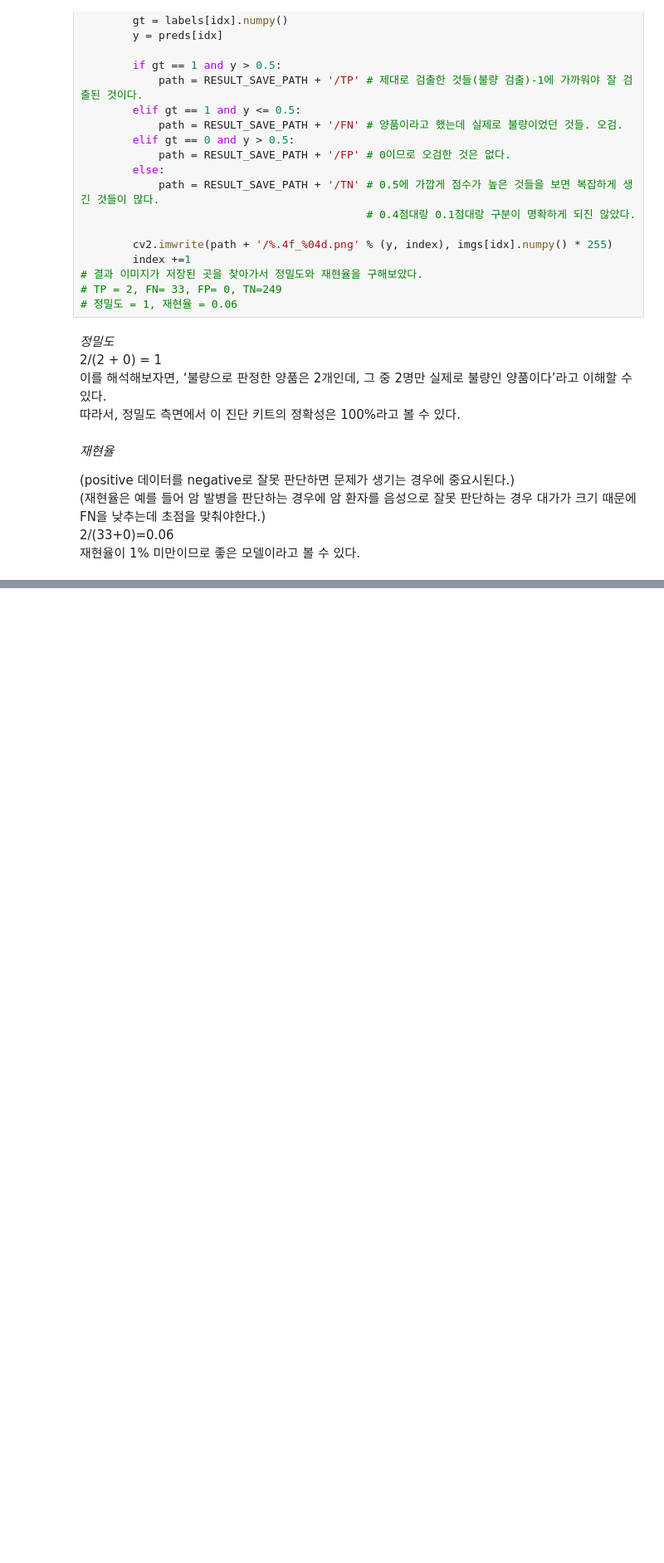
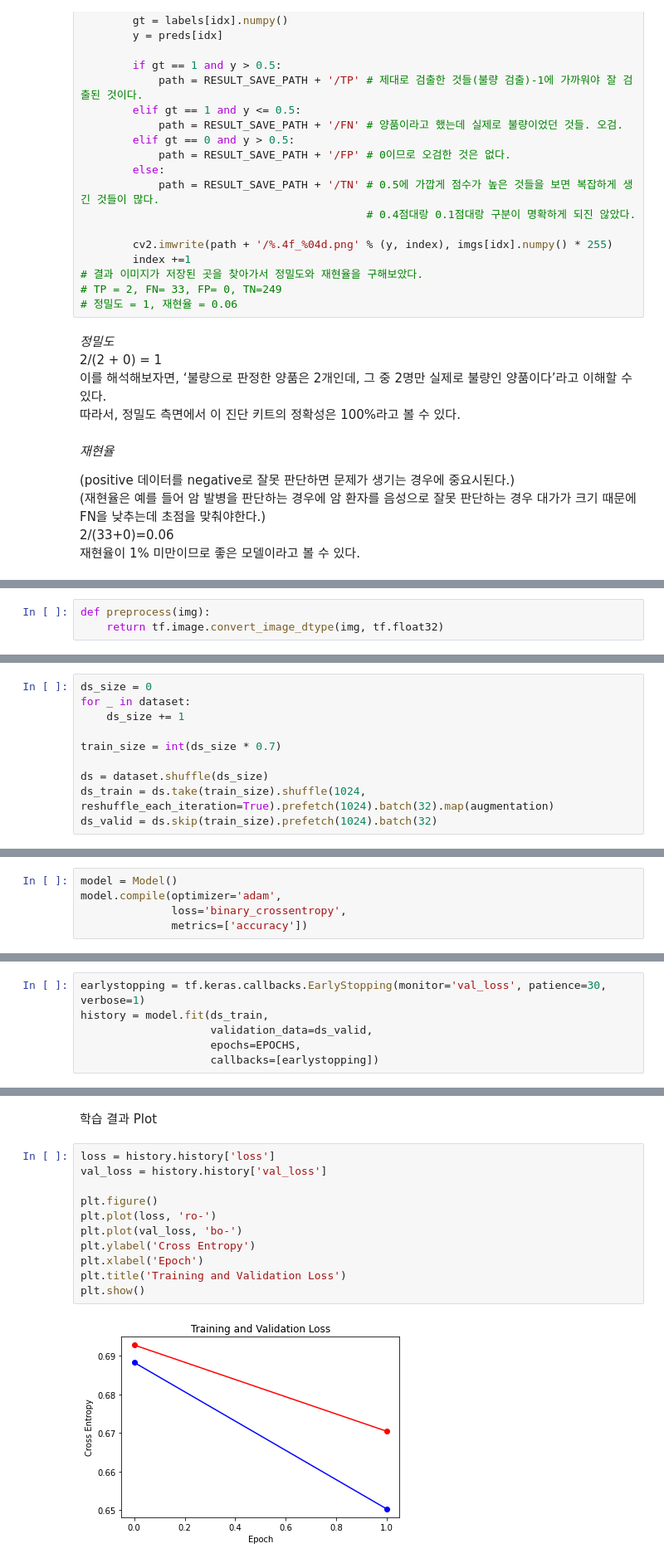
Before and after one commit to Knowsoeun/AI_Study, a Jupyter notebook: 의류직물_불량검출_이미지_분석.ipynb, the cells around one changed output, grey strips where cells are left out. Shown at 83% size. Cells and saved outputs as stored; diff of their text form; blank space fills up the shorter version.

```diff
--- a/의류직물_불량검출_이미지_분석.ipynb
+++ b/의류직물_불량검출_이미지_분석.ipynb
@@ -341,0 +479,3 @@ for imgs, labels in ds_valid:
+# %%
+def preprocess(img):
+    return tf.image.convert_image_dtype(img, tf.float32)
@@ -341,0 +538,10 @@ for imgs, labels in ds_valid:
+# %%
+ds_size = 0
+for _ in dataset:
+    ds_size += 1
+
+train_size = int(ds_size * 0.7)
+
+ds = dataset.shuffle(ds_size)
+ds_train = ds.take(train_size).shuffle(1024, reshuffle_each_iteration=True).prefetch(1024).batch(32).map(augmentation)
+ds_valid = ds.skip(train_size).prefetch(1024).batch(32)
@@ -341,0 +550,5 @@ for imgs, labels in ds_valid:
+# %%
+model = Model()
+model.compile(optimizer='adam',
+              loss='binary_crossentropy',
+              metrics=['accuracy'])
@@ -341,0 +557,6 @@ for imgs, labels in ds_valid:
+# %%
+earlystopping = tf.keras.callbacks.EarlyStopping(monitor='val_loss', patience=30, verbose=1)
+history = model.fit(ds_train,
+                    validation_data=ds_valid,
+                    epochs=EPOCHS,
+                    callbacks=[earlystopping])
@@ -341,0 +568,15 @@ for imgs, labels in ds_valid:
+# %% [markdown]
+학습 결과 Plot
+# %%
+loss = history.history['loss']
+val_loss = history.history['val_loss']
+
+plt.figure()
+plt.plot(loss, 'ro-')
+plt.plot(val_loss, 'bo-')
+plt.ylabel('Cross Entropy')
+plt.xlabel('Epoch')
+plt.title('Training and Validation Loss')
+plt.show()
+# %% [output]
+[figure, added]
```
Also changed, not shown: parts of 42 cells of this notebook.
